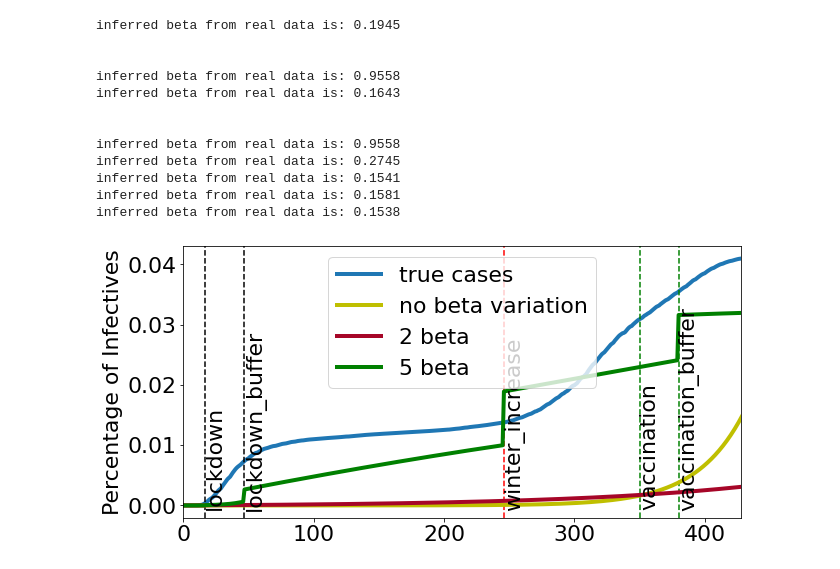
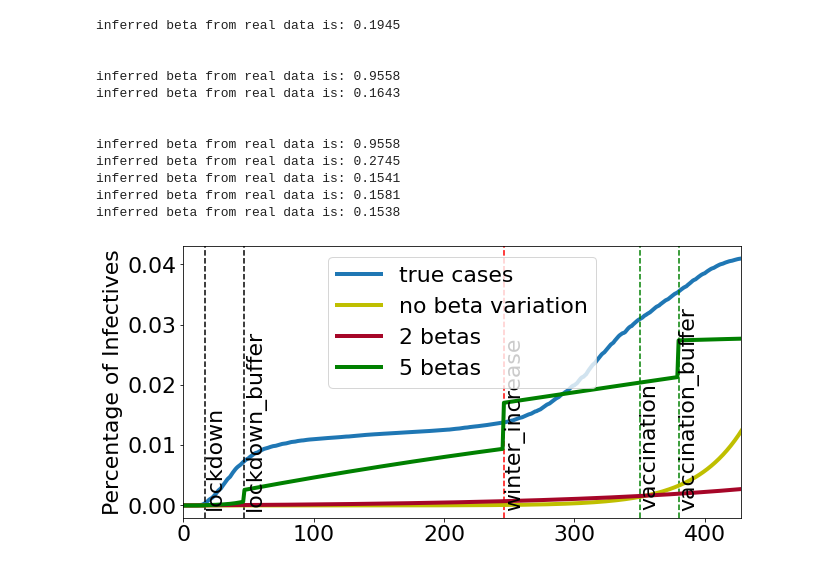
Before and after one commit to tc2992/AdvPython_Project, a Jupyter notebook: SEAIR.ipynb, the cells around one changed output. Cells and saved outputs as stored; diff of their text form; code cells hidden in the pictures.

Commit message:
Update SEAIR

```diff
--- a/SEAIR.ipynb
+++ b/SEAIR.ipynb
@@ -174,13 +74,13 @@ d = 0.006             # natural death rate is 0.6%
 k = 1/2              # incubation period can be 2-14 days
 r0 = 1.29
 
-alpha = 0.3              # fraction of asymptomatic infectives
-beta  = 0.95 #r0*((gamma + d)/s0) * ((k+d)/k)           # infection rate
+alpha = 0.52              # fraction of asymptomatic infectives
+beta  = 0.2 #r0*(gamma + d) * ((k+d)/k)           # infection rate
 
 
 
-gE    = k*alpha             # progression rate from E to A
-gA    = k*(1-alpha)             # rate to go from A to Ia
+gE    = k + d            # progression rate from E to A
+gA    = k + d           # rate to go from A to Ia
 gIa   = gamma + d         # removal rate of asymptomatic infectives
 gIs   = gamma + d        # removal rate of symptomatic infectives
 fsa   = 0.3              # Fraction by which symptomatic individuals do not self isolate (not sure)
@@ -198,7 +98,7 @@ def contactMatrix(t):
     return np.identity(M)
 
 # duration of simulation and number of datapoints
-Tf = 500;  Nt=Tf+1;
+Tf = 1000;  Nt=Tf+1;
 # %%
 
 # For the SEAIR model, we set all rates to the Q-class to zero
@@ -280,6 +180,6 @@ plt.show()
 # %%
 def get_SEAIR(idx0, idx1, E0, A0, Ia0, Is0, S0, gamma=1/7, d=0.006, k=1/2):
-    M = 1                  # the SIR model has no age structure
+    M = 1                  # the SEAIR model has no age structure
     Ni =18804000*np.ones(M)   # so there is only one age group
     N = np.sum(Ni)         # and the total population is the size of this age group
 
@@ -289,23 +189,22 @@ def get_SEAIR(idx0, idx1, E0, A0, Ia0, Is0, S0, gamma=1/7, d=0.006, k=1/2):
     beta = r0*(gamma+d)*((k+d)/k)
     print('inferred beta from real data is:', round(beta,4))
 
-    gE    = k            # progression rate from E to A
-    gA    = k             # rate to go from A to Ia
+    gE    = k + d           # progression rate from E to A
+    gA    = k + d            # rate to go from A to Ia
     gIa   = gamma + d         # removal rate of asymptomatic infectives
     gIs   = gamma + d        # removal rate of symptomatic infectives
-    fsa   = 0.3              # Fraction by which symptomatic individuals do not self isolate (not sure)
+    fsa   = 0.3             # Fraction by which symptomatic individuals do not self isolate
 
     E0  = np.array([E0])
     A0 = np.array([A0])
-    Ia0 = np.array([Ia0])     # the SIR model has only one kind of infective
+    Ia0 = np.array([Ia0])     # we take these to be asymptomatic
     Is0 = np.array([Is0])     # we take these to be symptomatic
     Q0  = np.array([0])
-    S0  = np.array([S0])    # so that the initial susceptibles are obtained from
-    R0  = N-S0-E0-A0-Ia0-Is0  # and assume there are no removed individuals initially
-    # S + E + A + Ia + Is + R = N
+    S0  = np.array([S0])    # the initial susceptibles are obtained from
+    R0  = N-S0-E0-A0-Ia0-Is0  # removed individuals calculated by equation S + E + A + Ia + Is + R = N
 
     # duration of simulation and data file
-    Tf = 430;  Nt=430;
+    Tf = 430;  Nt=Tf+1;
 
     def contactMatrix(t):
         return np.identity(M)
@@ -315,7 +214,7 @@ def get_SEAIR(idx0, idx1, E0, A0, Ia0, Is0, S0, gamma=1/7, d=0.006, k=1/2):
     tA    = 0.00           # rate A  -> Q
     tIa   = 0.00           # rate Ia -> Q
     tIs   = 0.00           # rate Is -> Q
-    #tIs   = 0.05           # rate Is -> Q
+
 
     # instantiate model
     parameters = {'alpha':alpha, 'beta':beta,
@@ -401,26 +300,26 @@ inferred beta from real data is: 0.1538
 # %%
 plt.rcParams["figure.figsize"] = (10,5)
 plt.plot(df['cum_case']/pop, lw=4,label = 'true cases')
 plt.ylabel('Percentage of Infectives')
 plt.xticks(np.arange(0, 428, 100))
 plt.axvline(x=date[0],color='k', linestyle='--')
 plt.text(date[0],0,'lockdown',rotation=90)
 plt.axvline(x=date[1],color='k', linestyle='--')
 plt.text(date[1],0,'lockdown_buffer',rotation=90)
 plt.axvline(x=date[2],color='r', linestyle='--')
 plt.text(date[2],0,'winter_increase',rotation=90)
 plt.axvline(x=350,color='g', linestyle='--')
 plt.text(350,0,'vaccination',rotation=90)
 plt.axvline(x=date[3],color='g', linestyle='--')
 plt.text(date[3],0,'vaccination_buffer',rotation=90)
 
 plt.plot((final_Ia[0]+final_Is[0] + final_R[0])/pop, '-', color='y', label='no beta variation', lw=4) #no variation in beta
-plt.plot((final_Ia[1]+final_Is[1] + final_R[1])/pop, '-', color='#A60628', label='2 beta', lw=4) # 2 beta
-plt.plot((final_Ia[2]+final_Is[2] + final_R[2])/pop, '-', color='g', label='5 beta', lw=4) # 5 beta
+plt.plot((final_Ia[1]+final_Is[1] + final_R[1])/pop, '-', color='#A60628', label='2 betas', lw=4) # 2 beta
+plt.plot((final_Ia[2]+final_Is[2] + final_R[2])/pop, '-', color='g', label='5 betas', lw=4) # 5 beta
 
 #plt.ylim([0, 0.4])
 plt.xlim([0, 428])
 plt.legend(loc='upper center')
 plt.show()
 # %% [output]
-[figure, old version]
+[figure, new version]
```
Also changed, not shown: parts of 7 cells of this notebook.
